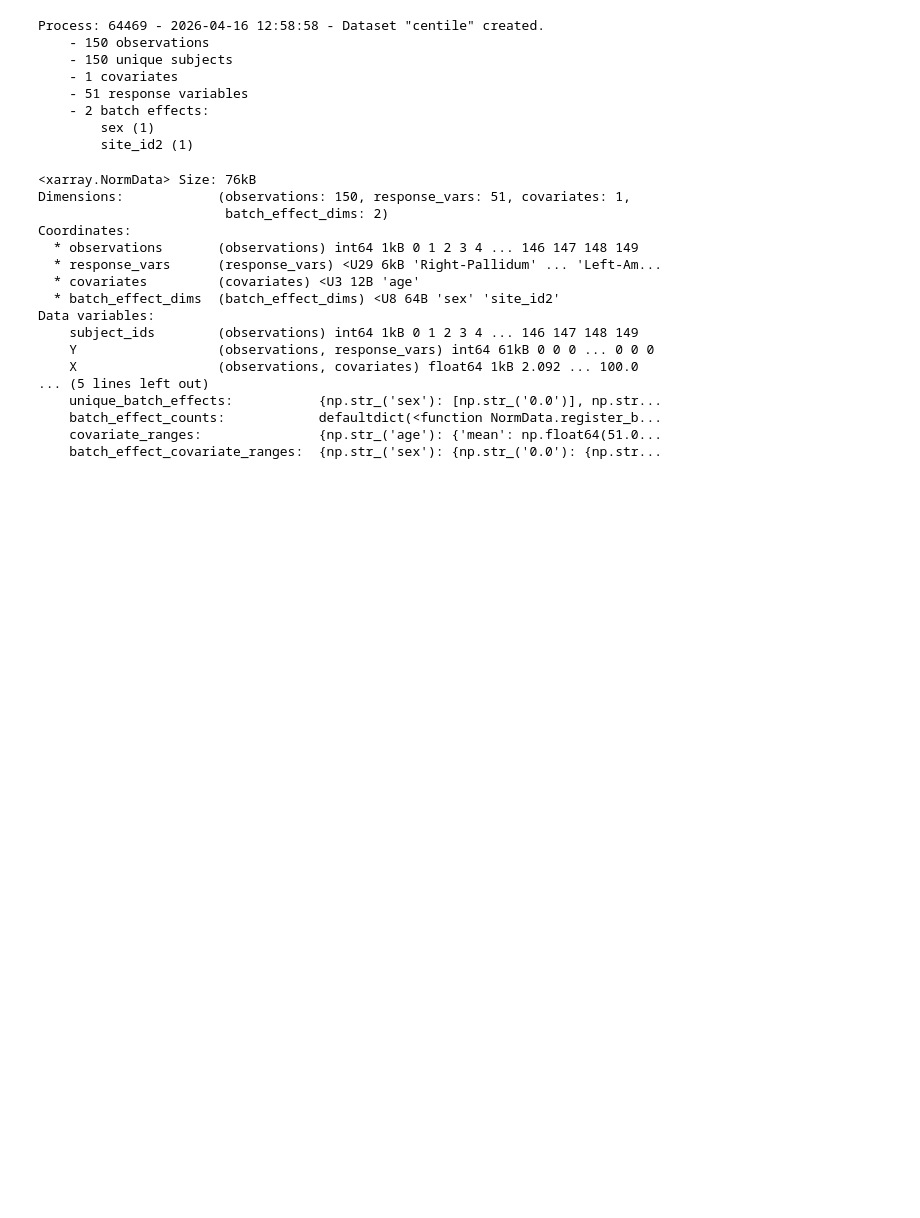
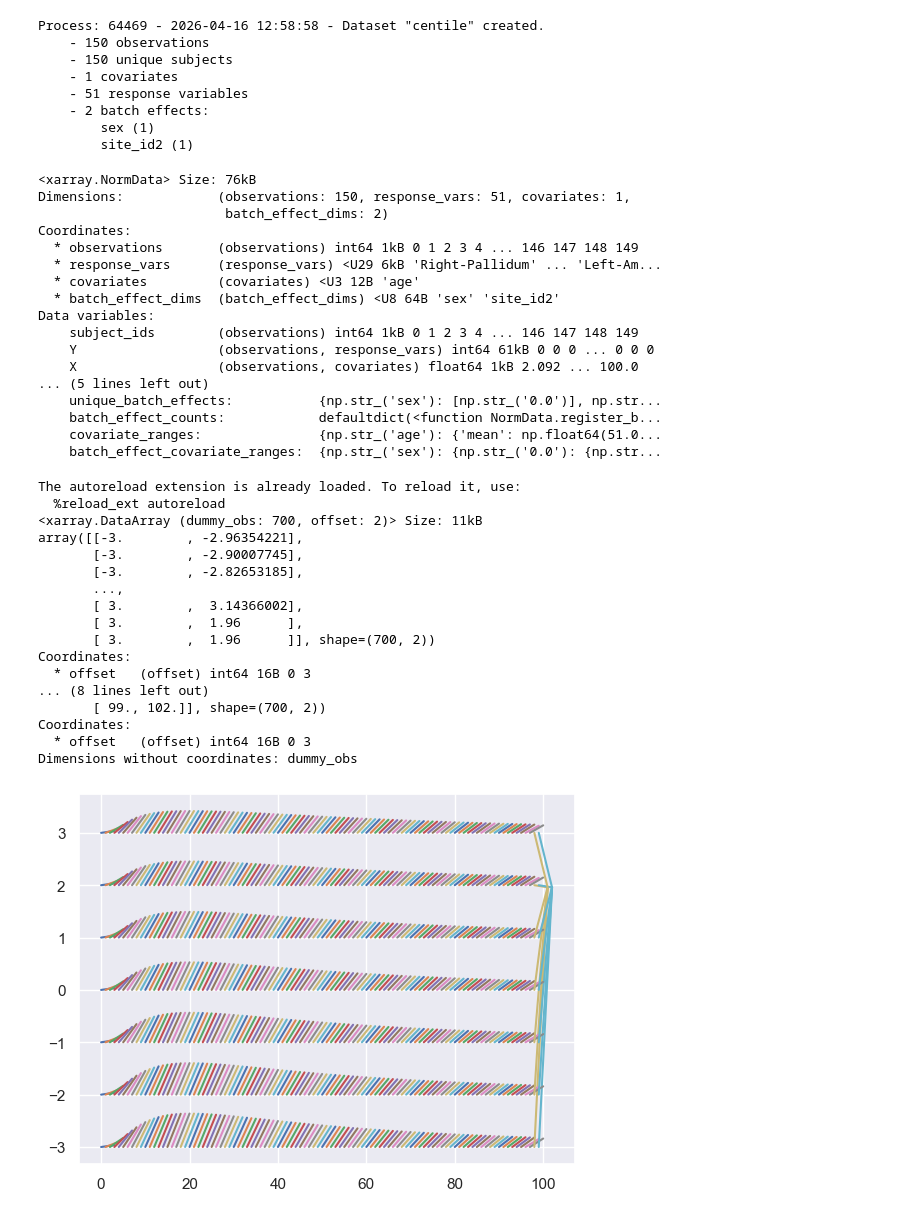
Before and after one commit to likeajumprope/PCNtoolkit, a Jupyter notebook: pcntoolkit/Velocity.ipynb, the cells around one changed output. Cells and saved outputs as stored; diff of their text form; code cells hidden in the pictures; blank space fills up the shorter version.

```diff
--- a/pcntoolkit/Velocity.ipynb
+++ b/pcntoolkit/Velocity.ipynb
@@ -556,3 +675,47 @@ Data variables:
     batch_effect_counts:            defaultdict(<function NormData.register_b...
     covariate_ranges:               {np.str_('age'): {'mean': np.float64(51.0...
     batch_effect_covariate_ranges:  {np.str_('sex'): {np.str_('0.0'): {np.str...
+# %%
+%load_ext autoreload
+%autoreload 2
+from pcntoolkit.math_functions.thrive import get_thrive_Z_X
+import numpy as np
+import xarray as xr
+
+# Grab the correlation matrix for one response var
+cormat = model.correlation_matrix.sel(response_vars=features_to_model[0])
+
+# Take a few rows from grid_data
+X = grid_data.X
+Z = grid_data.Z.sel(response_vars=features_to_model[0])
+
+# Inverse-scale X to get raw ages
+X_cov = model.inscalers["age"].inverse_transform(X.sel(covariates="age", drop=False))
+
+# Call the function directly
+thrive_Z, thrive_X = get_thrive_Z_X(cormat, X_cov, Z, span=3, z_thrive=1.96)
+
+print(thrive_Z)
+print(thrive_X)
+
+plt.plot(thrive_X.values.T, thrive_Z.values.T)
+plt.show()
+# %% [output]
+The autoreload extension is already loaded. To reload it, use:
+  %reload_ext autoreload
+<xarray.DataArray (dummy_obs: 700, offset: 2)> Size: 11kB
+array([[-3.        , -2.96354221],
+       [-3.        , -2.90007745],
+       [-3.        , -2.82653185],
+       ...,
+       [ 3.        ,  3.14366002],
+       [ 3.        ,  1.96      ],
+       [ 3.        ,  1.96      ]], shape=(700, 2))
+Coordinates:
+  * offset   (offset) int64 16B 0 3
+... (8 lines left out)
+       [ 99., 102.]], shape=(700, 2))
+Coordinates:
+  * offset   (offset) int64 16B 0 3
+Dimensions without coordinates: dummy_obs
+[figure, added]
```
Also changed, not shown: parts of 12 cells of this notebook, 3 other files.
